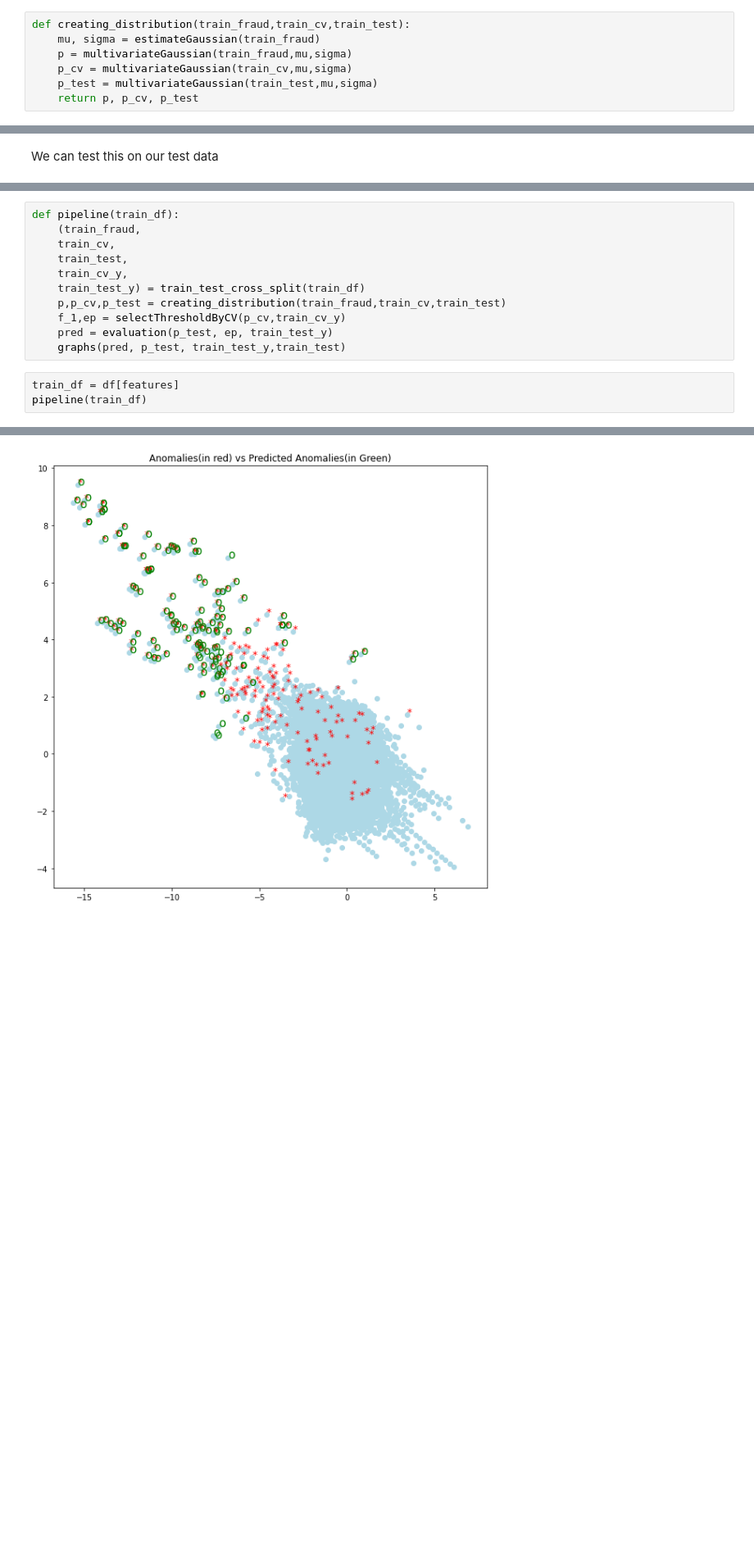
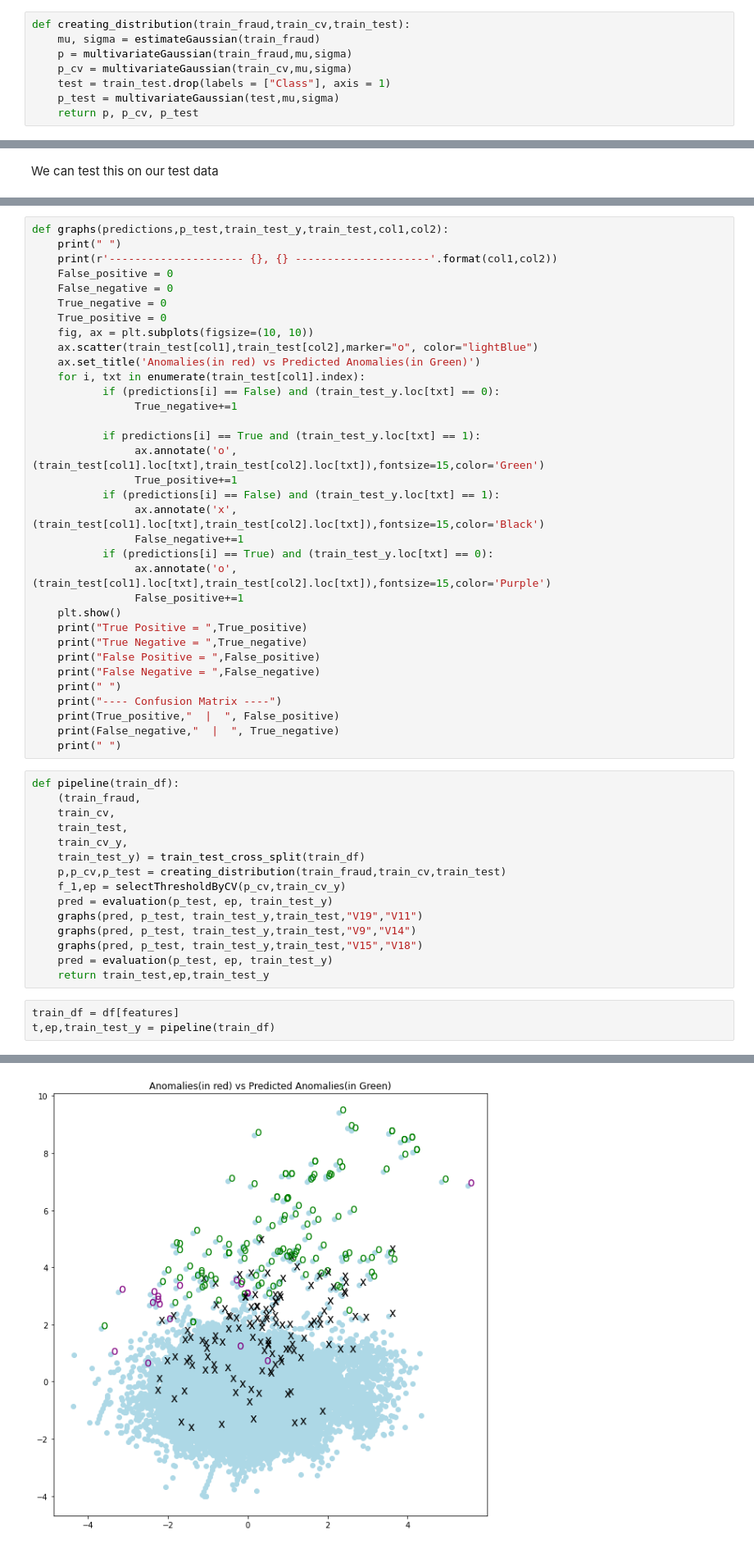
Before and after one commit to cuongmvn/CreditFraudDetection, a Jupyter notebook: notebooks/Time series Gaussian.ipynb, the cells around one changed output, grey strips where cells are left out. Shown at 82% size. Cells and saved outputs as stored; diff of their text form; blank space fills up the shorter version.

```diff
--- a/notebooks/Time series Gaussian.ipynb
+++ b/notebooks/Time series Gaussian.ipynb
@@ -79,7 +79,8 @@ def creating_distribution(train_fraud,train_cv,train_test):
     mu, sigma = estimateGaussian(train_fraud)
     p = multivariateGaussian(train_fraud,mu,sigma)
     p_cv = multivariateGaussian(train_cv,mu,sigma)
-    p_test = multivariateGaussian(train_test,mu,sigma)
+    test = train_test.drop(labels = ["Class"], axis = 1)
+    p_test = multivariateGaussian(test,mu,sigma)
     return p, p_cv, p_test
 # %% [markdown]
 select the best threshold to find the outlier based on the notion of p value, value lower then this epsilon value is concidered as outlier using the cv validation set
@@ -145,3 +134,37 @@ But this doesn't remove the fact that the gaussian anomalie detection is still a
+# %%
+def graphs(predictions,p_test,train_test_y,train_test,col1,col2):
+    print(" ")
+    print(r'--------------------- {}, {} ---------------------'.format(col1,col2))
+    False_positive = 0
+    False_negative = 0
+    True_negative = 0
+    True_positive = 0
+    fig, ax = plt.subplots(figsize=(10, 10))
+    ax.scatter(train_test[col1],train_test[col2],marker="o", color="lightBlue")
+    ax.set_title('Anomalies(in red) vs Predicted Anomalies(in Green)')
+    for i, txt in enumerate(train_test[col1].index):
+           if (predictions[i] == False) and (train_test_y.loc[txt] == 0):
+                True_negative+=1
+
+           if predictions[i] == True and (train_test_y.loc[txt] == 1):
+                ax.annotate('o', (train_test[col1].loc[txt],train_test[col2].loc[txt]),fontsize=15,color='Green')
+                True_positive+=1
+           if (predictions[i] == False) and (train_test_y.loc[txt] == 1):
+                ax.annotate('x', (train_test[col1].loc[txt],train_test[col2].loc[txt]),fontsize=15,color='Black')
+                False_negative+=1
+           if (predictions[i] == True) and (train_test_y.loc[txt] == 0):
+                ax.annotate('o', (train_test[col1].loc[txt],train_test[col2].loc[txt]),fontsize=15,color='Purple')
+                False_positive+=1
+    plt.show()
+    print("True Positive = ",True_positive)
+    print("True Negative = ",True_negative)
+    print("False Positive = ",False_positive)
+    print("False Negative = ",False_negative)
+    print(" ")
+    print("---- Confusion Matrix ----")
+    print(True_positive,"  |  ", False_positive)
+    print(False_negative,"  |  ", True_negative)
+    print(" ")
 # %%
 def pipeline(train_df):
     (train_fraud,
@@ -152,10 +175,14 @@ def pipeline(train_df):
     p,p_cv,p_test = creating_distribution(train_fraud,train_cv,train_test)
     f_1,ep = selectThresholdByCV(p_cv,train_cv_y)
     pred = evaluation(p_test, ep, train_test_y)
-    graphs(pred, p_test, train_test_y,train_test)
+    graphs(pred, p_test, train_test_y,train_test,"V19","V11")
+    graphs(pred, p_test, train_test_y,train_test,"V9","V14")
+    graphs(pred, p_test, train_test_y,train_test,"V15","V18")
+    pred = evaluation(p_test, ep, train_test_y)
+    return train_test,ep,train_test_y
 # %%
 train_df = df[features]
-pipeline(train_df)
+t,ep,train_test_y = pipeline(train_df)
 # %% [output]
 A value is trying to be set on a copy of a slice from a DataFrame
 
@@ -181 +208 @@ Precision Score (test) = 0.8652482269503546
-[figure, old version]
+[figure, new version]
```
Also changed, not shown: parts of 13 cells of this notebook, 3 other files.
